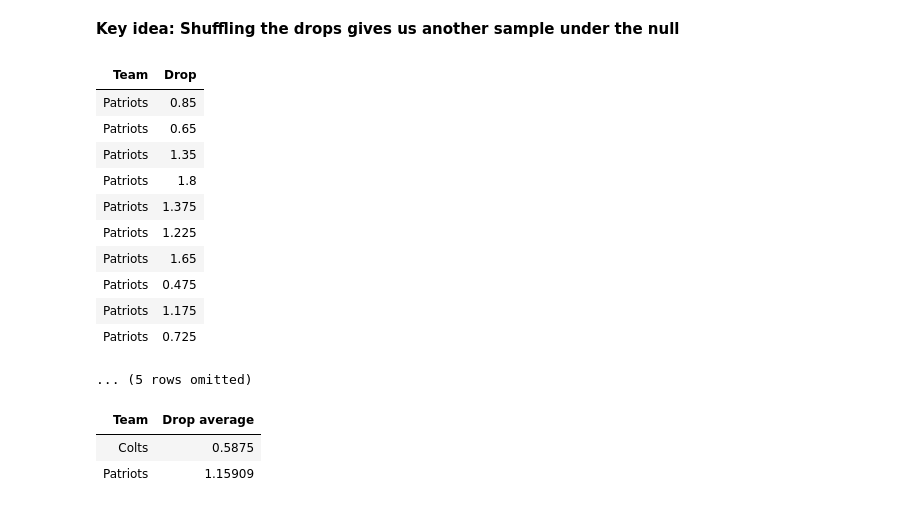
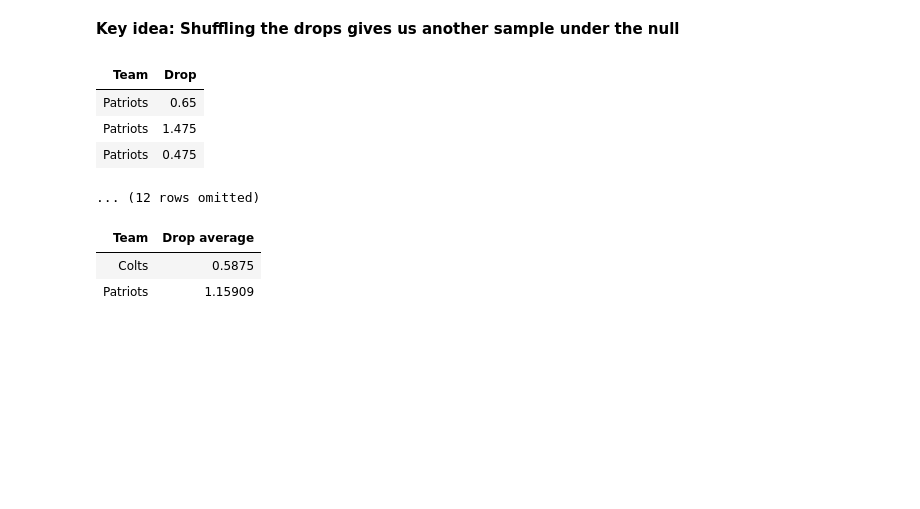
Before and after one commit to XiaoliSun11235/lecturenotes-su17, a Jupyter notebook: notes/lec22.ipynb, the cells around one changed output. Saved outputs shown, nothing was run; the diff lists cells and outputs as text; code cells hidden in the pictures; blank space fills up the shorter version.

```diff
--- a/notes/lec22.ipynb
+++ b/notes/lec22.ipynb
@@ -187,20 +133,13 @@ Take attendance while discussing.
 # %%
 shuffled = drops.select('Drop').sample(15, with_replacement=False)
 sample = drops.select('Team').with_column('Drop', shuffled.column(0))
-sample
+sample.show(3)
 # %% [output]
 | Team | Drop |
-| Patriots | 0.85 |
 | Patriots | 0.65 |
-| Patriots | 1.35 |
-| Patriots | 1.8 |
-| Patriots | 1.375 |
-| Patriots | 1.225 |
-| Patriots | 1.65 |
+| Patriots | 1.475 |
 | Patriots | 0.475 |
-| Patriots | 1.175 |
-| Patriots | 0.725 |
-... (5 rows omitted)
+... (12 rows omitted)
 # %%
 sample.group('Team', np.average)
 # %% [output]
```
Also changed, not shown: parts of 9 cells of this notebook.
